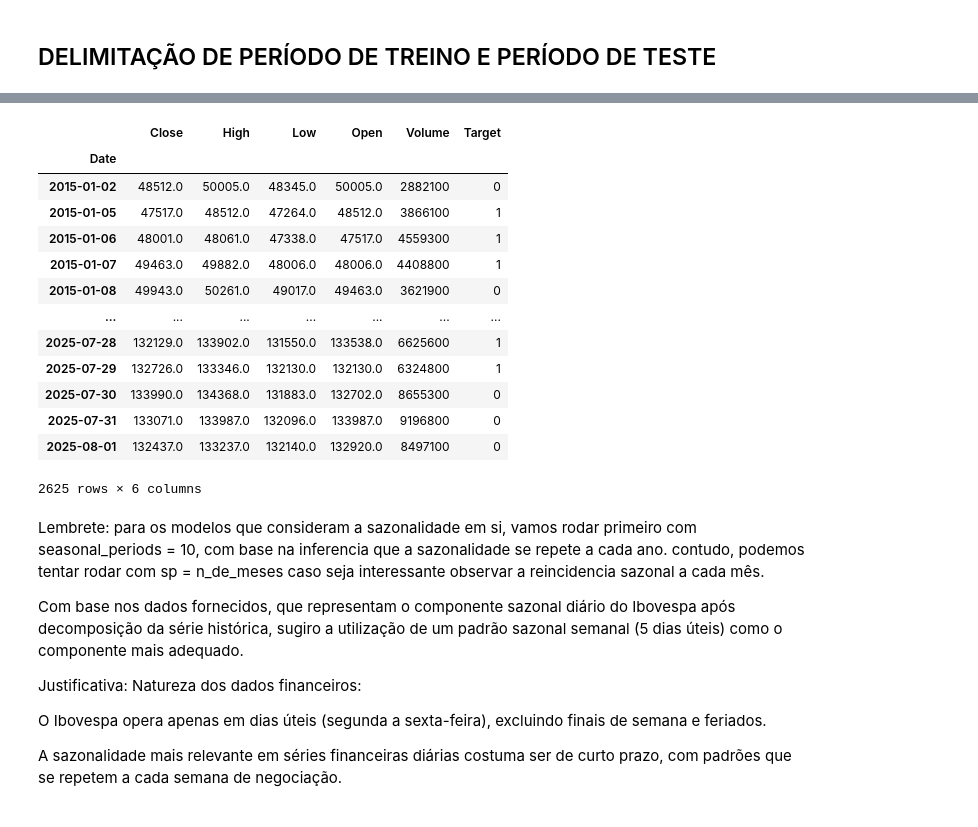
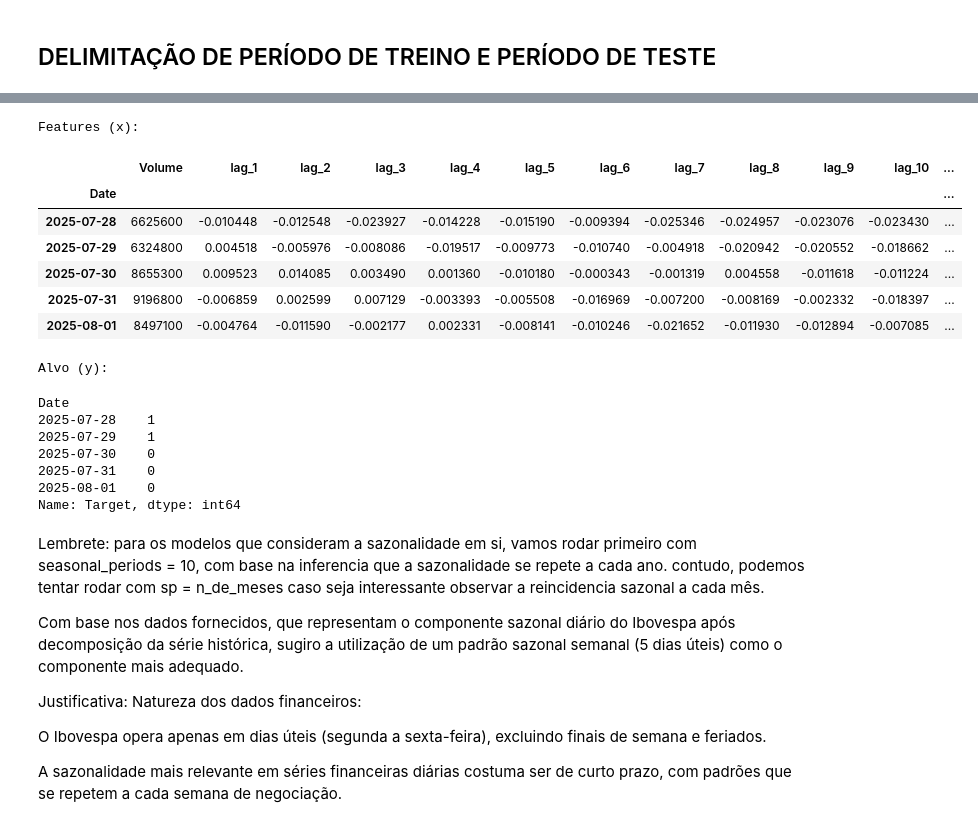
Before and after one commit to marcosfreitas-tech/Postech---Fase-2, a Jupyter notebook: main.ipynb, the cells around one changed output, grey strips where cells are left out. Cells and saved outputs as stored; diff of their text form; code cells hidden in the pictures.

```diff
--- a/main.ipynb
+++ b/main.ipynb
@@ -216,3 +255,31 @@ look-up table. The actual p-value is greater than the p-value returned.
+# %%
+lista = ["Close","Open", "High", "Low","Target"]
+
+x = dados_yf.drop(columns=lista)
+y = dados_yf["Target"].copy()
+
+print("Features (x):")
+display(x.tail())
+
+print("\nAlvo (y):")
+display(y.tail())
+# %% [output]
+Features (x):
+|  | Volume | lag_1 | lag_2 | lag_3 | lag_4 | lag_5 | lag_6 | lag_7 | lag_8 | lag_9 | lag_10 | ... |
+| Date |  |  |  |  |  |  |  |  |  |  |  | ... |
+| 2025-07-28 | 6625600 | -0.010448 | -0.012548 | -0.023927 | -0.014228 | -0.015190 | -0.009394 | -0.025346 | -0.024957 | -0.023076 | -0.023430 | ... |
+| 2025-07-29 | 6324800 | 0.004518 | -0.005976 | -0.008086 | -0.019517 | -0.009773 | -0.010740 | -0.004918 | -0.020942 | -0.020552 | -0.018662 | ... |
+| 2025-07-30 | 8655300 | 0.009523 | 0.014085 | 0.003490 | 0.001360 | -0.010180 | -0.000343 | -0.001319 | 0.004558 | -0.011618 | -0.011224 | ... |
+| 2025-07-31 | 9196800 | -0.006859 | 0.002599 | 0.007129 | -0.003393 | -0.005508 | -0.016969 | -0.007200 | -0.008169 | -0.002332 | -0.018397 | ... |
+| 2025-08-01 | 8497100 | -0.004764 | -0.011590 | -0.002177 | 0.002331 | -0.008141 | -0.010246 | -0.021652 | -0.011930 | -0.012894 | -0.007085 | ... |
+Alvo (y):
+Date
+2025-07-28    1
+2025-07-29    1
+2025-07-30    0
+2025-07-31    0
+2025-08-01    0
+Name: Target, dtype: int64
 # %%
 df_treino = dados_yf['Close'].loc['2015-01-01':'2025-06-30']
 df_teste = dados_yf['Close'].loc['2025-07-01':'2025-08-01']
@@ -235,23 +300,6 @@ scaler.fit(x_treino)
 
 x_treino_scaled = scaler.transform(x_treino)
 x_teste_scaled = scaler.transform(x_teste)
-# %%
-dados_yf
-# %% [output]
-|  | Close | High | Low | Open | Volume | Target |
-| Date |  |  |  |  |  |  |
-| 2015-01-02 | 48512.0 | 50005.0 | 48345.0 | 50005.0 | 2882100 | 0 |
-| 2015-01-05 | 47517.0 | 48512.0 | 47264.0 | 48512.0 | 3866100 | 1 |
-| 2015-01-06 | 48001.0 | 48061.0 | 47338.0 | 47517.0 | 4559300 | 1 |
-| 2015-01-07 | 49463.0 | 49882.0 | 48006.0 | 48006.0 | 4408800 | 1 |
-| 2015-01-08 | 49943.0 | 50261.0 | 49017.0 | 49463.0 | 3621900 | 0 |
-| ... | ... | ... | ... | ... | ... | ... |
-| 2025-07-28 | 132129.0 | 133902.0 | 131550.0 | 133538.0 | 6625600 | 1 |
-| 2025-07-29 | 132726.0 | 133346.0 | 132130.0 | 132130.0 | 6324800 | 1 |
-| 2025-07-30 | 133990.0 | 134368.0 | 131883.0 | 132702.0 | 8655300 | 0 |
-| 2025-07-31 | 133071.0 | 133987.0 | 132096.0 | 133987.0 | 9196800 | 0 |
-| 2025-08-01 | 132437.0 | 133237.0 | 132140.0 | 132920.0 | 8497100 | 0 |
-2625 rows × 6 columns
 # %% [markdown]
 Lembrete: para os modelos que consideram a sazonalidade em si, vamos rodar primeiro com seasonal_periods = 10, com base na inferencia que a sazonalidade se repete a cada ano. contudo, podemos tentar rodar com sp = n_de_meses caso seja interessante observar a reincidencia sazonal a cada mês.
 
```
Also changed, not shown: parts of 20 cells of this notebook.
